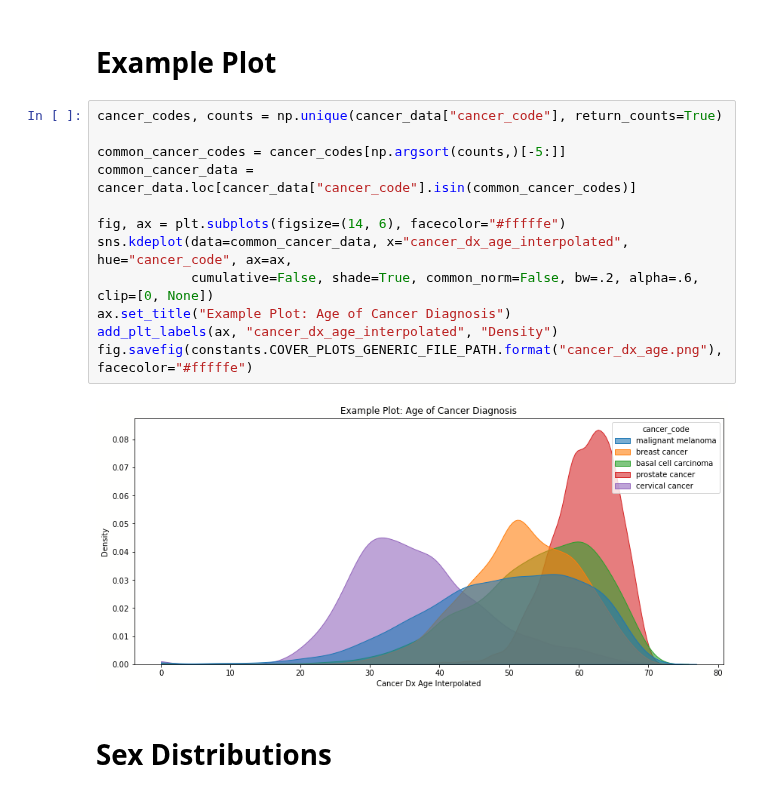
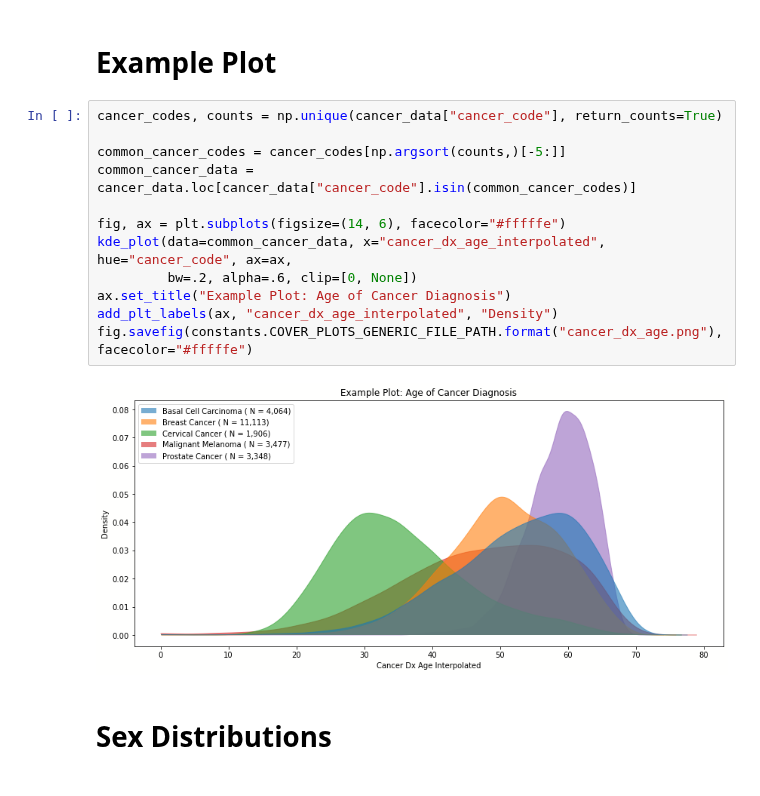
Before and after one commit to cole-khamnei/HLA_genotyping_associations, a Jupyter notebook: notebooks/cancer_code_EDA.ipynb, the cells around one changed output. Cells and saved outputs as stored; diff of their text form.

```diff
--- a/notebooks/cancer_code_EDA.ipynb
+++ b/notebooks/cancer_code_EDA.ipynb
@@ -90,17 +90,17 @@ grouping_df
 # %%
 cancer_codes, counts = np.unique(cancer_data["cancer_code"], return_counts=True)
 
 common_cancer_codes = cancer_codes[np.argsort(counts,)[-5:]]
 common_cancer_data = cancer_data.loc[cancer_data["cancer_code"].isin(common_cancer_codes)]
 
 fig, ax = plt.subplots(figsize=(14, 6), facecolor="#fffffe")
-sns.kdeplot(data=common_cancer_data, x="cancer_dx_age_interpolated", hue="cancer_code", ax=ax,
-            cumulative=False, shade=True, common_norm=False, bw=.2, alpha=.6, clip=[0, None])
+kde_plot(data=common_cancer_data, x="cancer_dx_age_interpolated", hue="cancer_code", ax=ax,
+         bw=.2, alpha=.6, clip=[0, None])
 ax.set_title("Example Plot: Age of Cancer Diagnosis")
 add_plt_labels(ax, "cancer_dx_age_interpolated", "Density")
 fig.savefig(constants.COVER_PLOTS_GENERIC_FILE_PATH.format("cancer_dx_age.png"), facecolor="#fffffe")
 # %% [output]
-[figure, old version]
+[figure, new version]
 # %% [markdown]
 # Sex Distributions
 # %%
```
Also changed, not shown: parts of 5 cells of this notebook, 4 other files.
